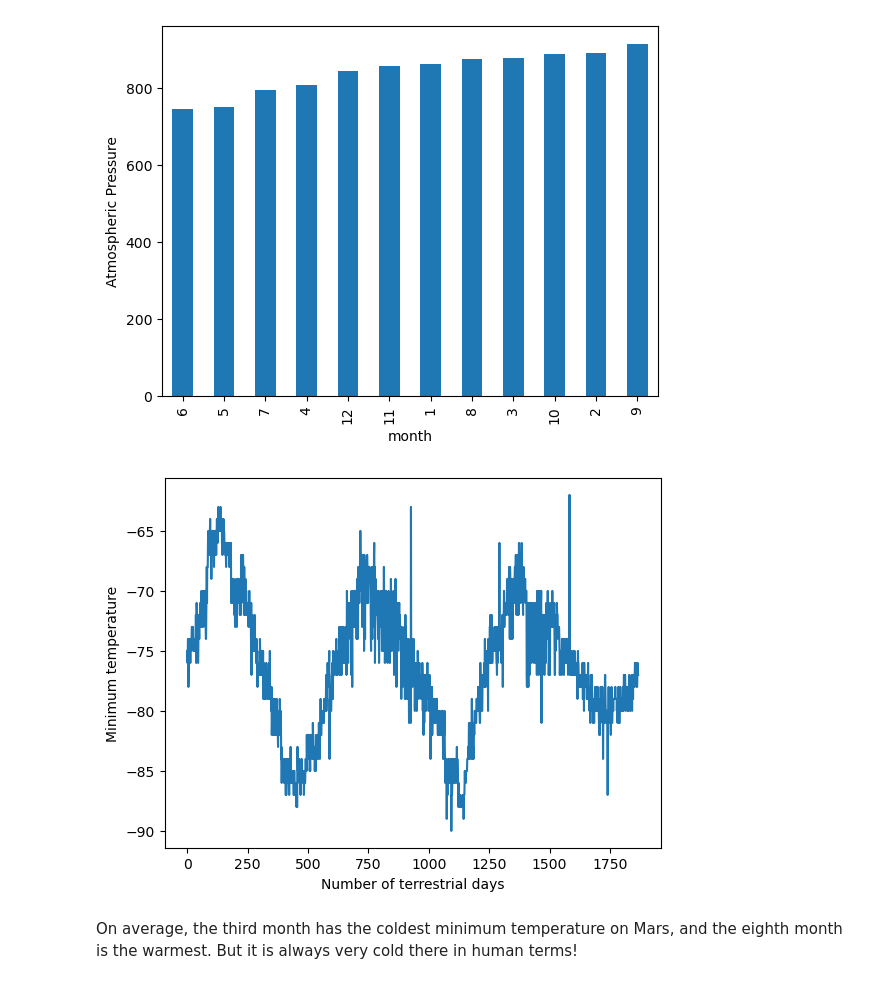
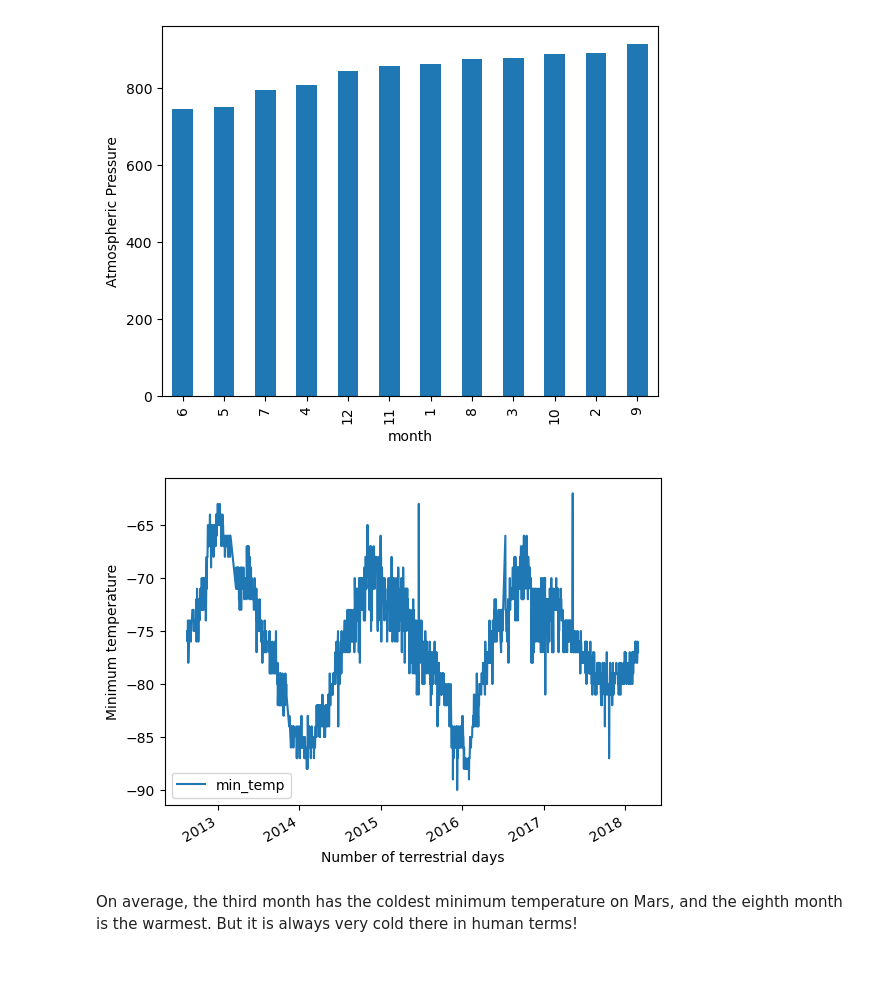
Before and after one commit to kasheshjaiin/webscraping-challenge, a Jupyter notebook: part_2_mars_weather.ipynb, the cells around one changed output. Saved outputs shown, nothing was run; the diff lists cells and outputs as text; code cells hidden in the pictures.

```diff
--- a/part_2_mars_weather.ipynb
+++ b/part_2_mars_weather.ipynb
@@ -215,8 +232,12 @@ Name: pressure, dtype: float64
 [figure]
 # %%
 # 5. How many terrestrial (earth) days are there in a Martian year?
+df.plot(x='terrestrial_date', y='min_temp', xlabel='Number of terrestrial days', ylabel='Minimum temperature')
+
+# Show the plot
+plt.show()
 # %% [output]
-[figure, old version]
+[figure, new version]
 # %% [markdown]
 On average, the third month has the coldest minimum temperature on Mars, and the eighth month is the warmest. But it is always very cold there in human terms!
 # %% [markdown]
```
Also changed, not shown: parts of 10 cells of this notebook, 1 other file.
